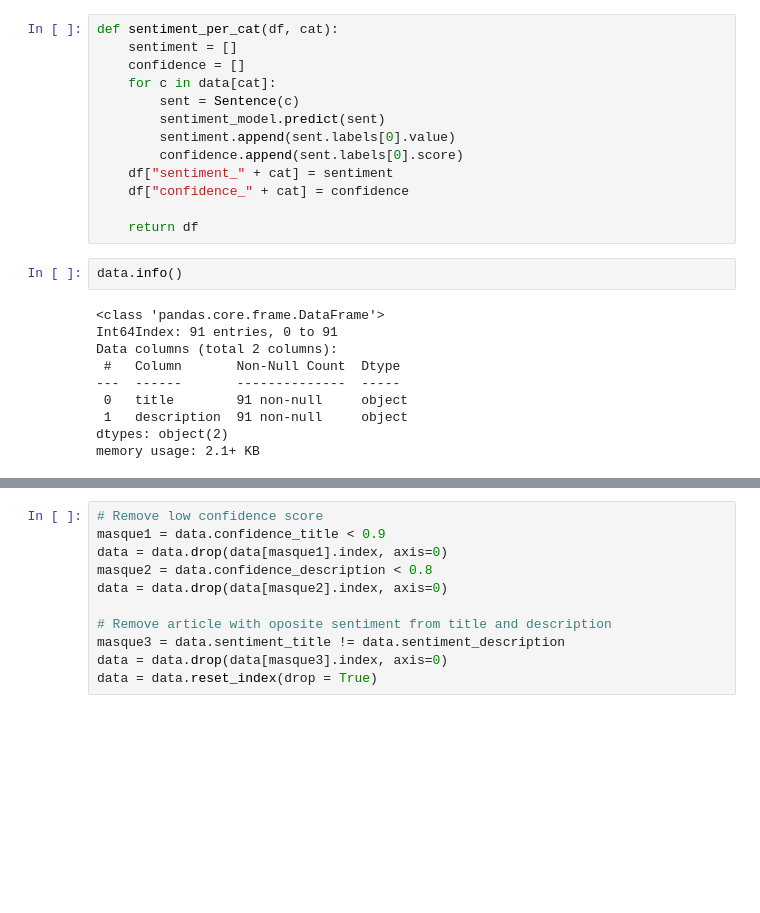
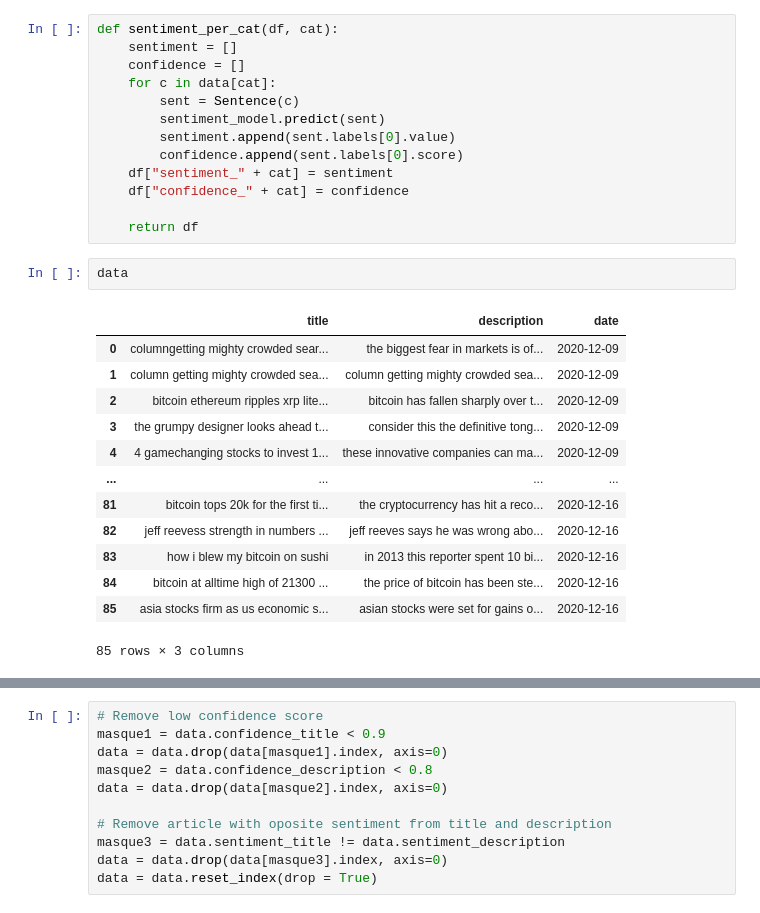
Before and after one commit to alchekroun/nlp-article, a Jupyter notebook: Sentiment_analysis_article.ipynb, the cells around one changed output, grey strips where cells are left out. Cells and saved outputs as stored; diff of their text form; blank space fills up the shorter version.

```diff
--- a/Sentiment_analysis_article.ipynb
+++ b/Sentiment_analysis_article.ipynb
@@ -34,17 +35,21 @@ def sentiment_per_cat(df, cat):
 
     return df
 # %%
-data.info()
+data
 # %% [output]
+|  | title | description | date |
+| 0 | columngetting mighty crowded sear... | the biggest fear in markets is of... | 2020-12-09 |
+| 1 | column getting mighty crowded sea... | column getting mighty crowded sea... | 2020-12-09 |
+| 2 | bitcoin ethereum ripples xrp lite... | bitcoin has fallen sharply over t... | 2020-12-09 |
+| 3 | the grumpy designer looks ahead t... | consider this the definitive tong... | 2020-12-09 |
+| 4 | 4 gamechanging stocks to invest 1... | these innovative companies can ma... | 2020-12-09 |
+| ... | ... | ... | ... |
+| 81 | bitcoin tops 20k for the first ti... | the cryptocurrency has hit a reco... | 2020-12-16 |
+| 82 | jeff reevess strength in numbers ... | jeff reeves says he was wrong abo... | 2020-12-16 |
+| 83 | how i blew my bitcoin on sushi | in 2013 this reporter spent 10 bi... | 2020-12-16 |
+| 84 | bitcoin at alltime high of 21300 ... | the price of bitcoin has been ste... | 2020-12-16 |
+| 85 | asia stocks firm as us economic s... | asian stocks were set for gains o... | 2020-12-16 |
-<class 'pandas.core.frame.DataFrame'>
-Int64Index: 91 entries, 0 to 91
-Data columns (total 2 columns):
- #   Column       Non-Null Count  Dtype
----  ------       --------------  -----
- 0   title        91 non-null     object
- 1   description  91 non-null     object
-dtypes: object(2)
-memory usage: 2.1+ KB
+85 rows × 3 columns
 # %%
 # Analyse des titres
 sentiment_per_cat(data, "title")
```
Also changed, not shown: parts of 4 cells of this notebook, 5 other files.
